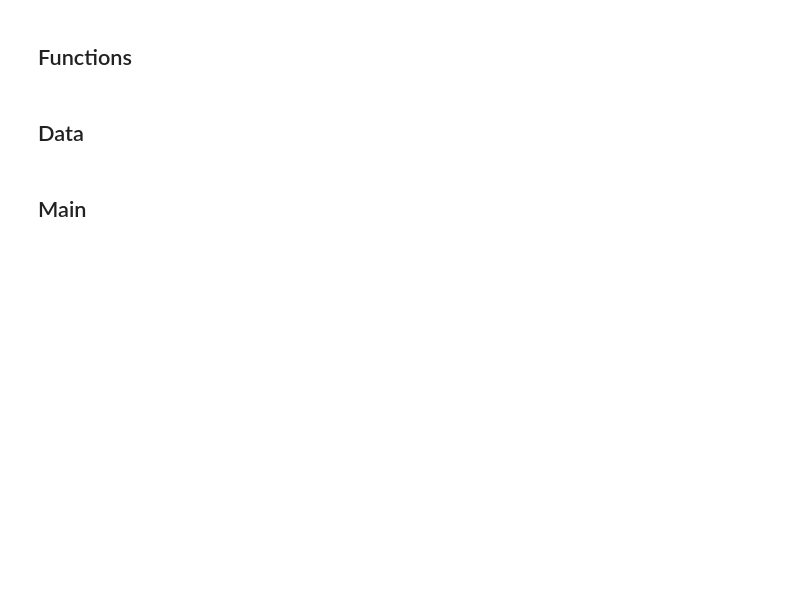
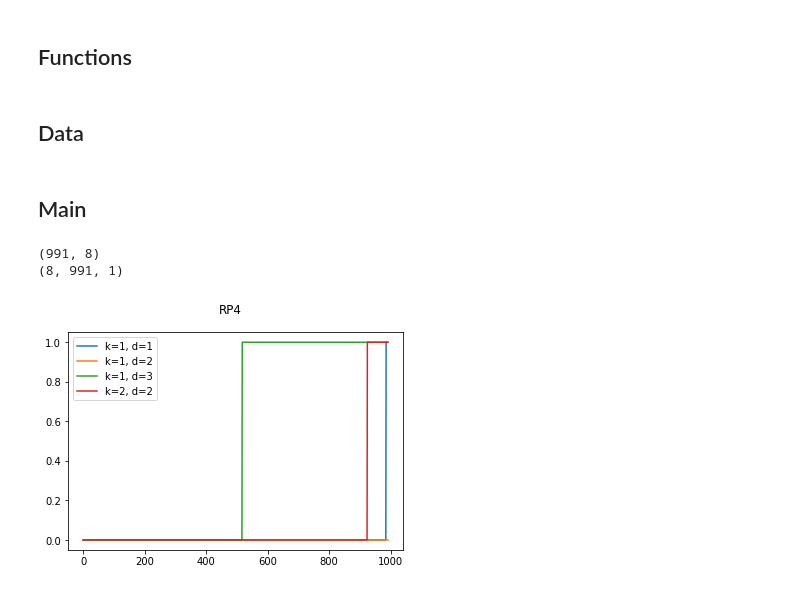
Before and after one commit to Steenroder/steenroder, a Jupyter notebook: steenroder.ipynb, the cells around one changed output. Drawn from its saved outputs; the diff is of its cells as text; code cells hidden in the pictures; blank space fills up the shorter version.

Commit message:
Added Betti Curves

```diff
--- a/steenroder.ipynb
+++ b/steenroder.ipynb
@@ -245,14 +245,9 @@ def get_rank(matrix):
     return rank
 
 def steenrod_curve(k,d,barcode,coho_reps,number_simplices,reduced,dimension_masks):
-    st_reps = []
-    for rep in coho_reps[:,dimension_masks[d]].T:
-        st_reps.append(STSQ(k,rep,filtration))
-
-    #this is super ugly
-    st_reps = np.asarray(st_reps)
-    bad_shape = st_reps.shape
-    st_reps = st_reps.reshape(bad_shape[:-1]).T
+    st_reps = np.empty((number_simplices, len(coho_reps[:,dimension_masks[d]].T)))
+    for col, rep in enumerate(coho_reps[:,dimension_masks[d]].T):
+        st_reps[:, col] = STSQ(k,rep,filtration).reshape(-1,)
 
     births = [triple[0] for triple in barcode if triple[2] == d] + [number_simplices]
 
@@ -287,26 +282,29 @@ pairs[4] = ((1,1),(1,2),(1,3),(2,2))
 # %%
 import matplotlib.pyplot as plt
 
-for dimension in range(4,5):
+for dimension in range(2,5):
     filtration = projective_space[dimension]
 
     coboundary = get_coboundary(filtration)
     reduced, triangular = get_reduced_triangular(coboundary)
 
     barcode = get_barcode(reduced, filtration)
     coho_reps = get_coho_reps(barcode, reduced, triangular)
     dimension_masks = get_dimension_masks(barcode)
 
     steenrod_curves = {}
     for pair in pairs[dimension]:
-        print(pair)
         steenrod_curves[pair] = steenrod_curve(pair[0],pair[1],
                                                barcode, coho_reps,
                                                len(filtration),
                                                reduced, dimension_masks)
         plot = plt.plot(range(len(filtration)),
                         steenrod_curves[pair],
                         label=f'k={pair[0]}, d={pair[1]}')
         plt.legend()
     plt.suptitle(f'RP{dimension}')
     plt.show()
+# %% [output]
+(991, 8)
+(8, 991, 1)
+[figure, added]
```
Also changed, not shown: parts of 1 cell of this notebook.
